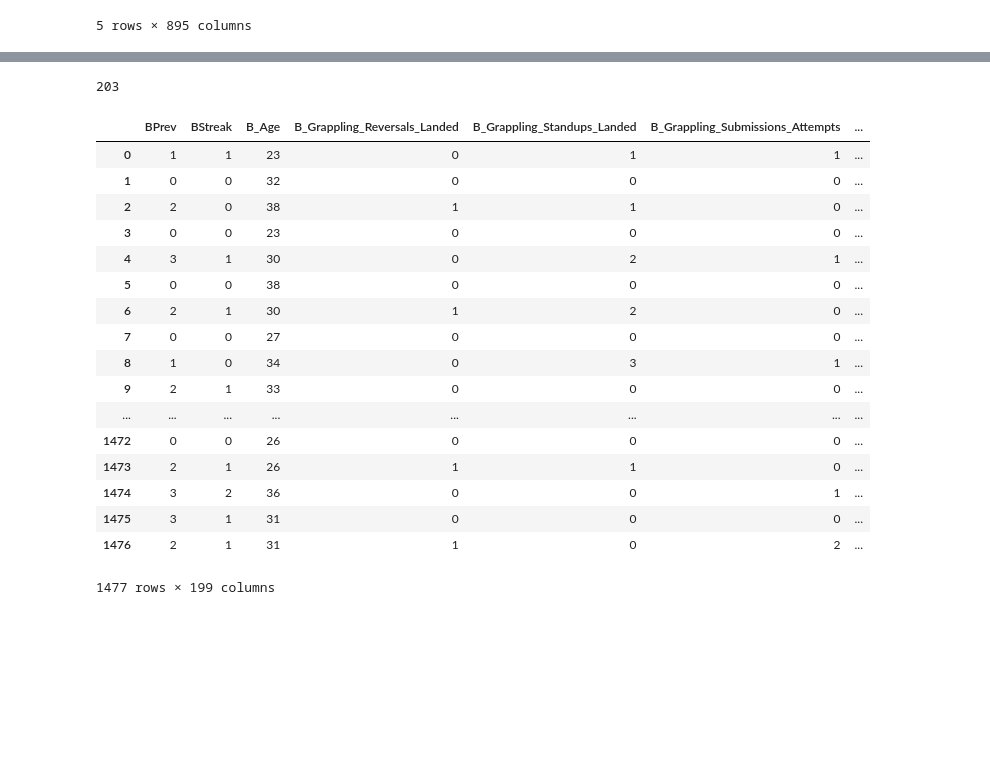
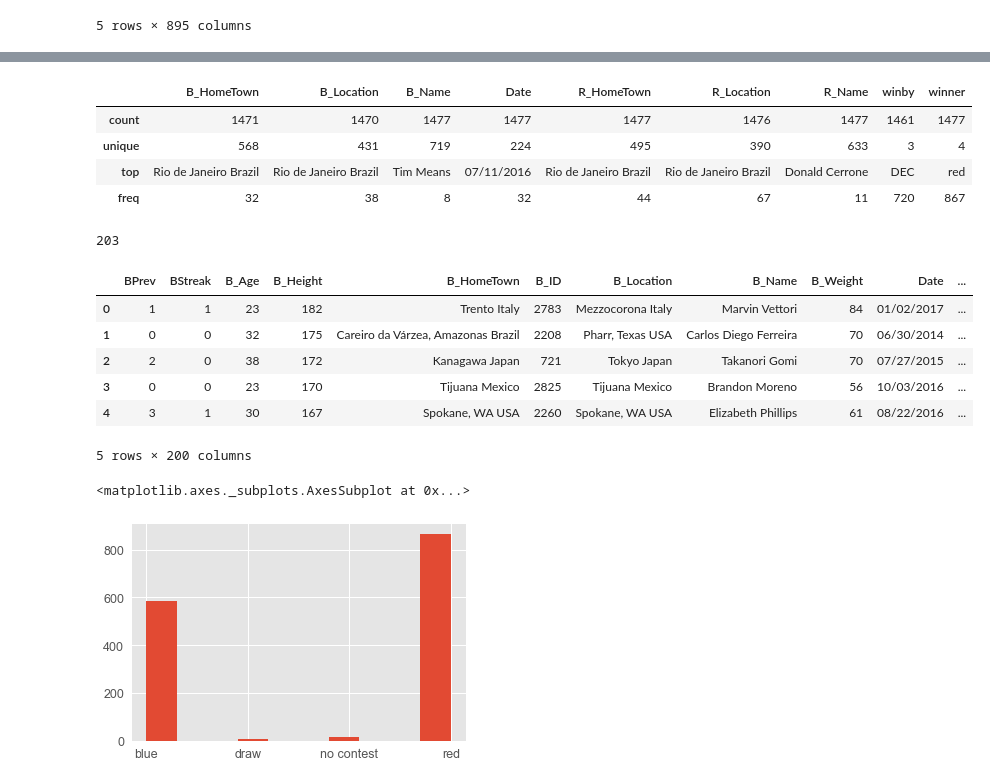
Before and after one commit to DevThep/MMA-Data-Analysis, a Jupyter notebook: MMA-Data-Analysis.ipynb, the cells around one changed output, grey strips where cells are left out. Drawn from its saved outputs; the diff is of its cells as text; code cells hidden in the pictures; blank space fills up the shorter version.

```diff
--- a/MMA-Data-Analysis.ipynb
+++ b/MMA-Data-Analysis.ipynb
@@ -141,14 +164,25 @@ df.head()
+# %%
+df.describe(include=['O'])
+# %% [output]
+|  | B_HomeTown | B_Location | B_Name | Date | R_HomeTown | R_Location | R_Name | winby | winner |
+| count | 1471 | 1470 | 1477 | 1477 | 1477 | 1476 | 1477 | 1461 | 1477 |
+| unique | 568 | 431 | 719 | 224 | 495 | 390 | 633 | 3 | 4 |
+| top | Rio de Janeiro Brazil | Rio de Janeiro Brazil | Tim Means | 07/11/2016 | Rio de Janeiro Brazil | Rio de Janeiro Brazil | Donald Cerrone | DEC | red |
+| freq | 32 | 38 | 8 | 32 | 44 | 67 | 11 | 720 | 867 |
+# %%
+ndf = df
+ndf.fillna(0, inplace=True)
 # %%
-temp_b = df.columns.tolist()[9:98]
+temp_b = ndf.columns.tolist()[9:98]
 blue = []
 red = []
 for i in temp_b:
     blue.append('B_' + i[10:])
     red.append('R_' + i[10:])
 
-blue_info = df.columns.tolist()[0:9]
-red_info = df.columns.tolist()[449:458]
-fight_info = df.columns.tolist()[444:449] + df.columns.tolist()[893:]
+blue_info = ndf.columns.tolist()[0:9]
+red_info = ndf.columns.tolist()[449:458]
+fight_info = ndf.columns.tolist()[444:449] + ndf.columns.tolist()[893:]
 new_df_columns = fight_info + blue_info + red_info + blue + red
 print(len(new_df_columns))
 # %% [output]
@@ -162,7 +196,3 @@ def filter_round(label):
         new_label = label[10:]
         return team + '_'+new_label
     return None
-# %%
-fighter_set = set()
-for i in df['B_Name']:
-    fighter_set.add(i)
@@ -172,43 +199,33 @@ new_df_columns = list(set(new_df_columns))
 # %%
 aggregate_df = pd.DataFrame()
 
-for i in range(len(df)):
+for idx, i in ndf.iterrows():
+#     print(idx)
     blue_dct = dict.fromkeys(blue,0)
     red_dct = dict.fromkeys(red,0)
     temp_dct = dict()
-    for j in df:
+    for j in ndf.columns:
         lbl = filter_round(j)
         if (lbl == None):
-            temp_dct[j] = df.iloc[i][j]
+            temp_dct[j] = i[j]
         else:
             if (lbl[0] == 'B'):
-                if (not np.isnan(df.iloc[i][j])):
-                    blue_dct[lbl] = blue_dct.get(lbl, 0) + df.iloc[i][j]
+                blue_dct[lbl] = blue_dct.get(lbl, 0) + i[j]
             elif (lbl[0] == 'R'):
-                if (not np.isnan(df.iloc[i][j])):
-                    red_dct[lbl] = red_dct.get(lbl, 0) + df.iloc[i][j]
+                red_dct[lbl] = red_dct.get(lbl, 0) + i[j]
+        blue_dct[lbl] = blue_dct.get(lbl, 0)/i['Last_round']
+        red_dct[lbl] = red_dct.get(lbl, 0)/i['Last_round']
     temp_dct.update(blue_dct)
     temp_dct.update(red_dct)
-    aggregate_df[str(i)] = pd.Series(temp_dct)
+    aggregate_df[idx] = pd.Series(temp_dct)
 # %%
 aggregate_df = aggregate_df.T
-aggregate_df
+aggregate_df.head()
 # %% [output]
-|  | BPrev | BStreak | B_Age | B_Grappling_Reversals_Landed | B_Grappling_Standups_Landed | B_Grappling_Submissions_Attempts | ... |
-| 0 | 1 | 1 | 23 | 0 | 1 | 1 | ... |
-| 1 | 0 | 0 | 32 | 0 | 0 | 0 | ... |
-| 2 | 2 | 0 | 38 | 1 | 1 | 0 | ... |
-| 3 | 0 | 0 | 23 | 0 | 0 | 0 | ... |
-| 4 | 3 | 1 | 30 | 0 | 2 | 1 | ... |
-| 5 | 0 | 0 | 38 | 0 | 0 | 0 | ... |
-| 6 | 2 | 1 | 30 | 1 | 2 | 0 | ... |
-| 7 | 0 | 0 | 27 | 0 | 0 | 0 | ... |
-| 8 | 1 | 0 | 34 | 0 | 3 | 1 | ... |
-| 9 | 2 | 1 | 33 | 0 | 0 | 0 | ... |
-| ... | ... | ... | ... | ... | ... | ... | ... |
-| 1472 | 0 | 0 | 26 | 0 | 0 | 0 | ... |
-| 1473 | 2 | 1 | 26 | 1 | 1 | 0 | ... |
-| 1474 | 3 | 2 | 36 | 0 | 0 | 1 | ... |
-| 1475 | 3 | 1 | 31 | 0 | 0 | 0 | ... |
-| 1476 | 2 | 1 | 31 | 1 | 0 | 2 | ... |
+|  | BPrev | BStreak | B_Age | B_Height | B_HomeTown | B_ID | B_Location | B_Name | B_Weight | Date | ... |
+| 0 | 1 | 1 | 23 | 182 | Trento Italy | 2783 | Mezzocorona Italy | Marvin Vettori | 84 | 01/02/2017 | ... |
+| 1 | 0 | 0 | 32 | 175 | Careiro da Várzea, Amazonas Brazil | 2208 | Pharr, Texas USA | Carlos Diego Ferreira | 70 | 06/30/2014 | ... |
+| 2 | 2 | 0 | 38 | 172 | Kanagawa Japan | 721 | Tokyo Japan | Takanori Gomi | 70 | 07/27/2015 | ... |
+| 3 | 0 | 0 | 23 | 170 | Tijuana Mexico | 2825 | Tijuana Mexico | Brandon Moreno | 56 | 10/03/2016 | ... |
+| 4 | 3 | 1 | 30 | 167 | Spokane, WA USA | 2260 | Spokane, WA USA | Elizabeth Phillips | 61 | 08/22/2016 | ... |
-1477 rows × 199 columns
+5 rows × 200 columns
@@ -214,0 +237,5 @@ aggregate_df
+# %%
+aggregate_df['winner'].hist()
+# %% [output]
+<matplotlib.axes._subplots.AxesSubplot at 0x...>
+[figure, added]
```
Also changed, not shown: parts of 11 cells of this notebook, 1 other file.
